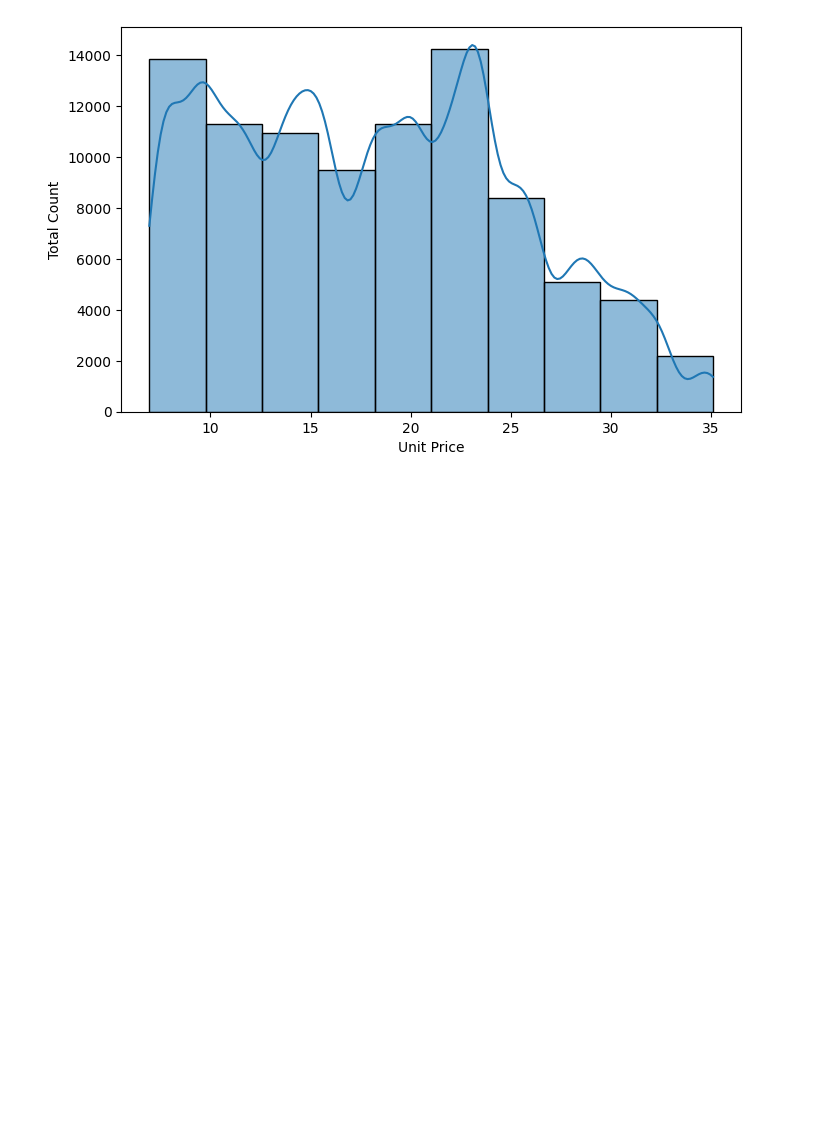
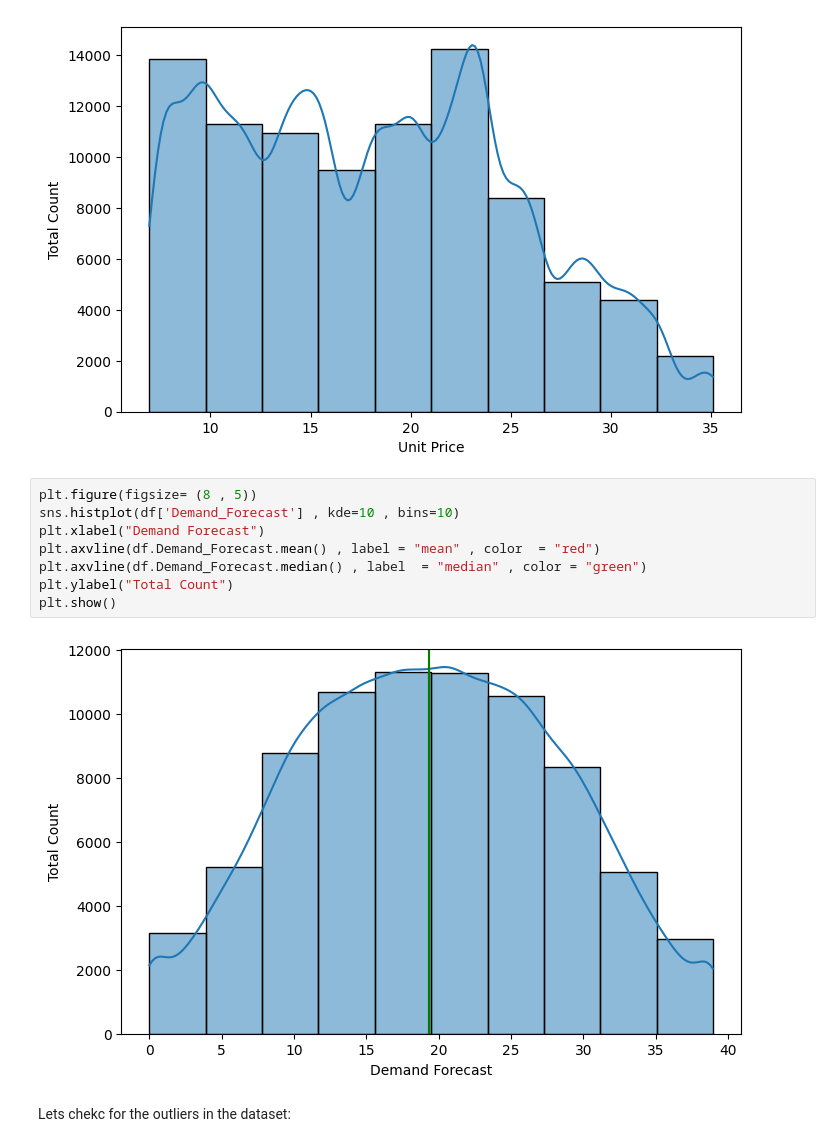
Before and after one commit to vinaypant33/supply_chain_control_tower, a Jupyter notebook: notebooks/eda.ipynb, the cells around one changed output. Drawn from its saved outputs; the diff is of its cells as text; blank space fills up the shorter version.

```diff
--- a/notebooks/eda.ipynb
+++ b/notebooks/eda.ipynb
@@ -163,3 +163,15 @@ plt.ylabel("Total Count")
 plt.show()
 # %% [output]
 [figure]
+# %%
+plt.figure(figsize= (8 , 5))
+sns.histplot(df['Demand_Forecast'] , kde=10 , bins=10)
+plt.xlabel("Demand Forecast")
+plt.axvline(df.Demand_Forecast.mean() , label = "mean" , color  = "red")
+plt.axvline(df.Demand_Forecast.median() , label  = "median" , color = "green")
+plt.ylabel("Total Count")
+plt.show()
+# %% [output]
+[figure, added]
+# %% [markdown]
+Lets chekc for the outliers in the dataset:
```
Also changed, not shown: parts of 23 cells of this notebook.
